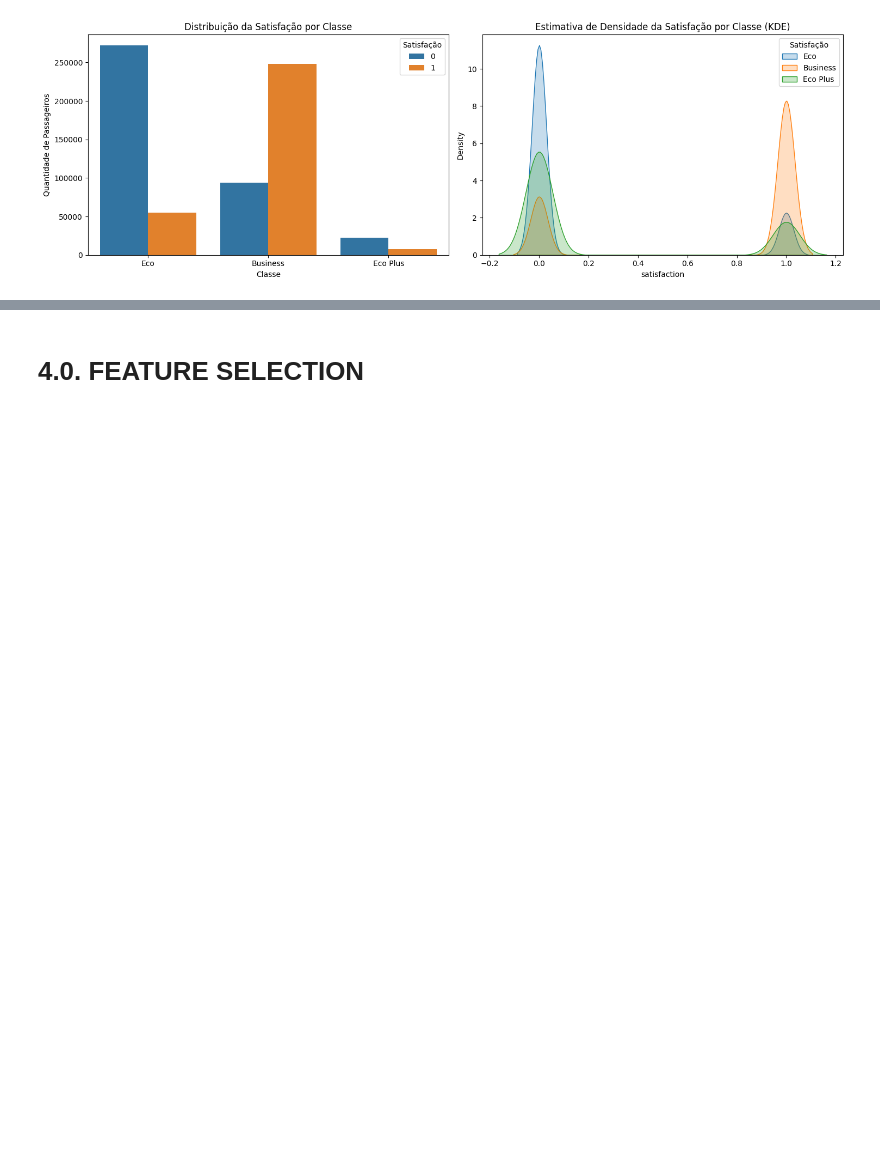
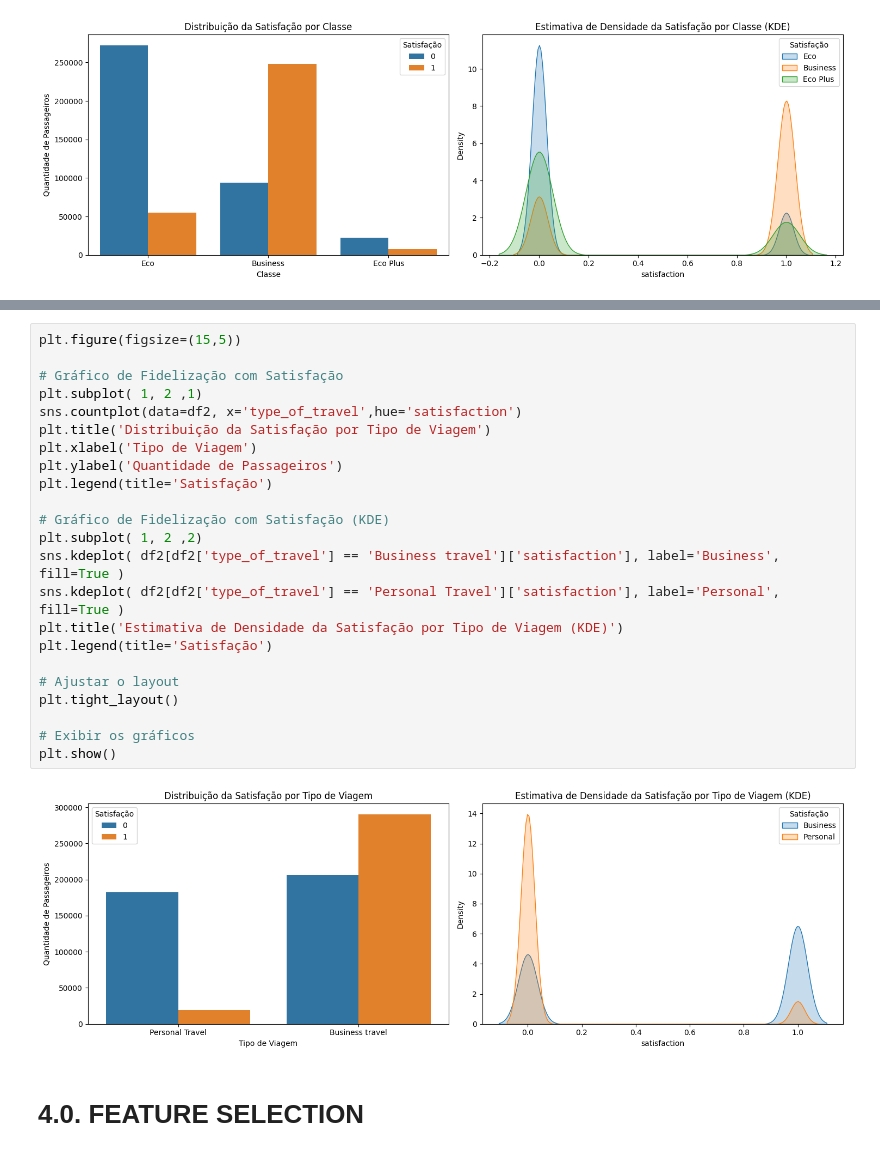
Before and after one commit to Data-Projects1/airline_satisfaction, a Jupyter notebook: notebooks/02.analise_satisf-validacao_hipoteses.ipynb, the cells around one changed output, grey strips where cells are left out. Drawn from its saved outputs; the diff is of its cells as text; blank space fills up the shorter version.

```diff
--- a/notebooks/02.analise_satisf-validacao_hipoteses.ipynb
+++ b/notebooks/02.analise_satisf-validacao_hipoteses.ipynb
@@ -639,3 +704,28 @@ plt.show()
+# %%
+plt.figure(figsize=(15,5))
+
+# Gráfico de Fidelização com Satisfação
+plt.subplot( 1, 2 ,1)
+sns.countplot(data=df2, x='type_of_travel',hue='satisfaction')
+plt.title('Distribuição da Satisfação por Tipo de Viagem')
+plt.xlabel('Tipo de Viagem')
+plt.ylabel('Quantidade de Passageiros')
+plt.legend(title='Satisfação')
+
+# Gráfico de Fidelização com Satisfação (KDE)
+plt.subplot( 1, 2 ,2)
+sns.kdeplot( df2[df2['type_of_travel'] == 'Business travel']['satisfaction'], label='Business', fill=True )
+sns.kdeplot( df2[df2['type_of_travel'] == 'Personal Travel']['satisfaction'], label='Personal', fill=True )
+plt.title('Estimativa de Densidade da Satisfação por Tipo de Viagem (KDE)')
+plt.legend(title='Satisfação')
+
+# Ajustar o layout
+plt.tight_layout()
+
+# Exibir os gráficos
+plt.show()
+# %% [output]
+[figure, added]
 # %% [markdown]
 # 4.0. FEATURE SELECTION
 # %%
```
Also changed, not shown: parts of 11 cells of this notebook.
